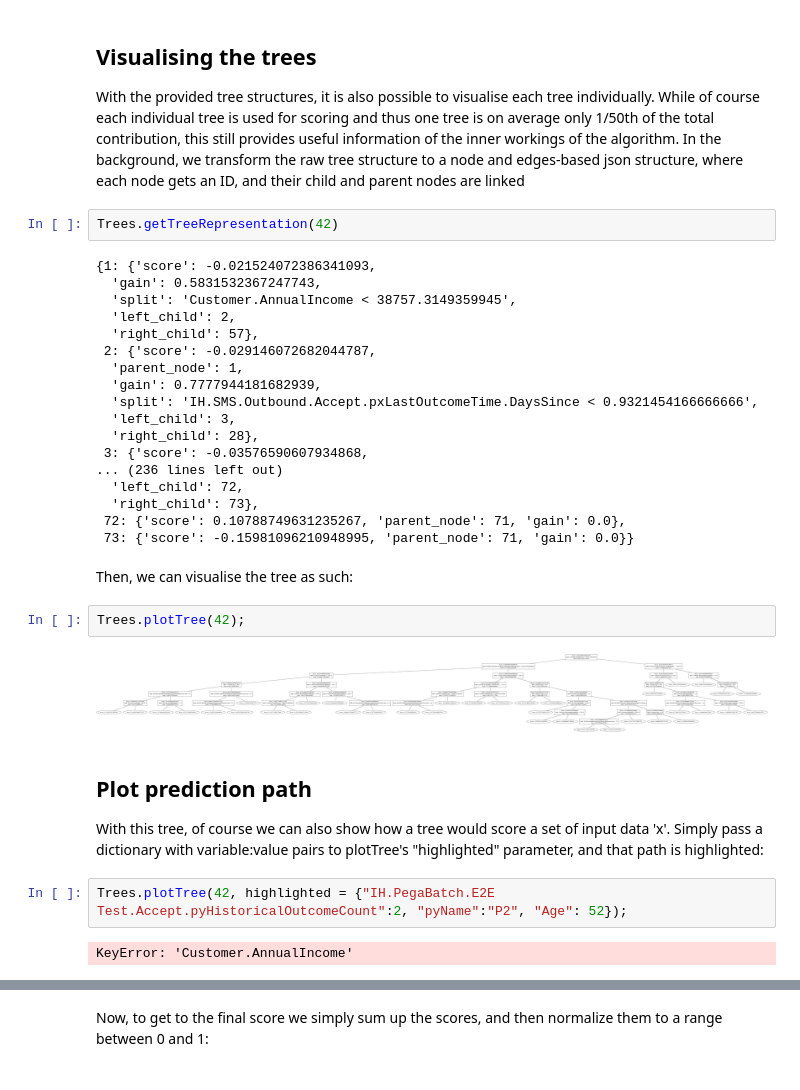
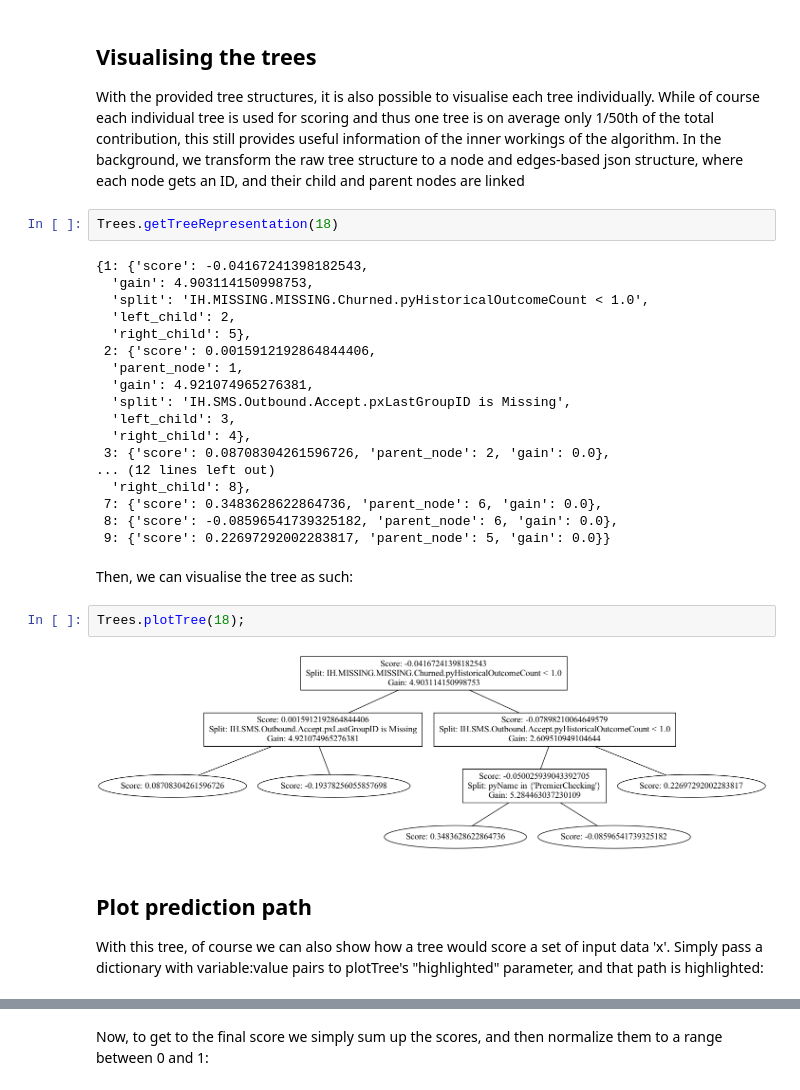
Before and after one commit to pegasystems/pega-datascientist-tools, a Jupyter notebook: docs/Python/articles/AGBModelVisualisation.ipynb, the cells around one changed output, grey strips where cells are left out. Drawn from its saved outputs; the diff is of its cells as text.

```diff
--- a/docs/Python/articles/AGBModelVisualisation.ipynb
+++ b/docs/Python/articles/AGBModelVisualisation.ipynb
@@ -170,36 +161,32 @@ Trees.plotSplitsPerVariable();
 
 With the provided tree structures, it is also possible to visualise each tree individually. While of course each individual tree is used for scoring and thus one tree is on average only 1/50th of the total contribution, this still provides useful information of the inner workings of the algorithm. In the background, we transform the raw tree structure to a node and edges-based json structure, where each node gets an ID, and their child and parent nodes are linked
 # %%
-Trees.getTreeRepresentation(42)
+Trees.getTreeRepresentation(18)
 # %% [output]
-{1: {'score': -0.021524072386341093,
-  'gain': 0.5831532367247743,
-  'split': 'Customer.AnnualIncome < 38757.3149359945',
+{1: {'score': -0.04167241398182543,
+  'gain': 4.903114150998753,
+  'split': 'IH.MISSING.MISSING.Churned.pyHistoricalOutcomeCount < 1.0',
   'left_child': 2,
-  'right_child': 57},
- 2: {'score': -0.029146072682044787,
+  'right_child': 5},
+ 2: {'score': 0.0015912192864844406,
   'parent_node': 1,
-  'gain': 0.7777944181682939,
-  'split': 'IH.SMS.Outbound.Accept.pxLastOutcomeTime.DaysSince < 0.9321454166666666',
+  'gain': 4.921074965276381,
+  'split': 'IH.SMS.Outbound.Accept.pxLastGroupID is Missing',
   'left_child': 3,
-  'right_child': 28},
- 3: {'score': -0.03576590607934868,
-... (236 lines left out)
-  'left_child': 72,
-  'right_child': 73},
- 72: {'score': 0.10788749631235267, 'parent_node': 71, 'gain': 0.0},
- 73: {'score': -0.15981096210948995, 'parent_node': 71, 'gain': 0.0}}
+  'right_child': 4},
+ 3: {'score': 0.08708304261596726, 'parent_node': 2, 'gain': 0.0},
+... (12 lines left out)
+  'right_child': 8},
+ 7: {'score': 0.3483628622864736, 'parent_node': 6, 'gain': 0.0},
+ 8: {'score': -0.08596541739325182, 'parent_node': 6, 'gain': 0.0},
+ 9: {'score': 0.22697292002283817, 'parent_node': 5, 'gain': 0.0}}
 # %% [markdown]
 Then, we can visualise the tree as such:
 # %%
-Trees.plotTree(42);
+Trees.plotTree(18);
 # %% [output]
-[figure, old version]
+[figure, new version]
 # %% [markdown]
 ## Plot prediction path
 
 With this tree, of course we can also show how a tree would score a set of input data 'x'. Simply pass a dictionary with variable:value pairs to plotTree's "highlighted" parameter, and that path is highlighted:
-# %%
-Trees.plotTree(42, highlighted = {"IH.PegaBatch.E2E Test.Accept.pyHistoricalOutcomeCount":2, "pyName":"P2", "Age": 52});
-# %% [output]
-KeyError: 'Customer.AnnualIncome'
```
Also changed, not shown: parts of 19 cells of this notebook, 33 other files.
